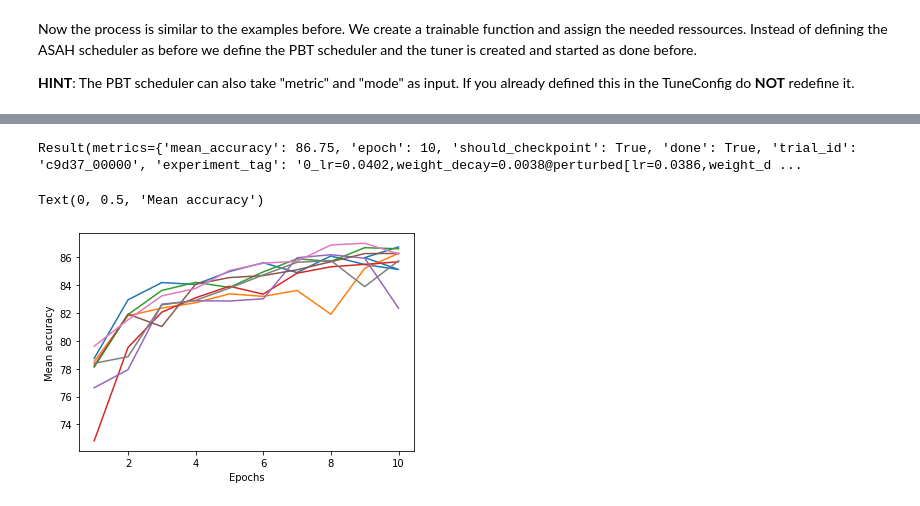
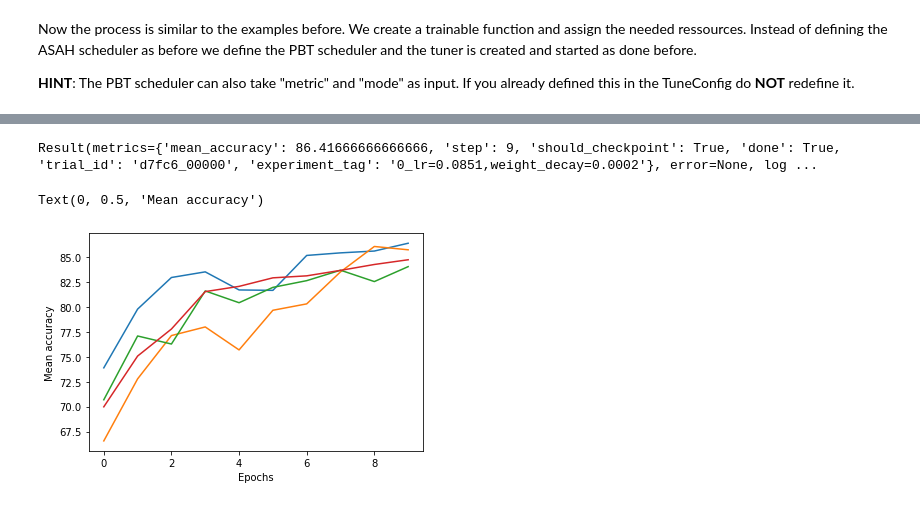
Before and after one commit to RaphaelMaser/Ray_Tune, a Jupyter notebook: Ray_Tune_FashionMNIST.ipynb, the cells around one changed output, grey strips where cells are left out. Saved outputs shown, nothing was run; the diff lists cells and outputs as text; code cells hidden in the pictures.

```diff
--- a/Ray_Tune_FashionMNIST.ipynb
+++ b/Ray_Tune_FashionMNIST.ipynb
@@ -242,7 +217,7 @@ Now that we have defined the resources each trial can use and the search space (
 Now we can start the HPO. Ray will show in real time the state of the trials and usage of resources.
 # %%
 # Define ressources for each trial
-resources = {"cpu":2, "gpu":1} if torch.cuda.is_available() else {"cpu":2}
+resources = {"cpu":4, "gpu":1} if torch.cuda.is_available() else {"cpu":4}
 trainable = tune.with_resources(train_tune, resources=resources)
 
 # Define the properties of the search space
@@ -259,7 +234,7 @@ tuner = tune.Tuner(
     tune_config = tune.TuneConfig(
         metric = "mean_accuracy",
         mode = "max",
-        num_samples = 8,
+        num_samples = 4,
     )
 )
 
@@ -326,7 +290,7 @@ Now we only need to add the scheduler to the TuneConfig and afterwards we can st
 scheduler = ASHAScheduler(
     max_t=config["epochs"], # Max time per trial
     time_attr="training_iteration", # Which metric is used as measurement for "time"
-    grace_period=2
+    grace_period=3
     )
 
 tuner = tune.Tuner(
@@ -335,7 +299,7 @@ tuner = tune.Tuner(
     tune_config = tune.TuneConfig(
         metric = "mean_accuracy",
         mode = "max",
-        num_samples = 16,
+        num_samples = 8,
         scheduler=scheduler,
     )
 )
@@ -443,7 +386,7 @@ def train_tune_pbt(config):
             path = os.path.join(loaded_checkpoint_dir, "checkpoint.pt")
             checkpoint = torch.load(path)
             model.load_state_dict(checkpoint["model_state"])
-            step = checkpoint["epoch"] + 1
+            step = checkpoint["last_step"] + 1
 
     for t in range(step, epochs):
         print(f"Epoch {t+1}\n-------------------------------")
@@ -453,20 +396,20 @@ def train_tune_pbt(config):
         os.makedirs("model", exist_ok=True)
         torch.save(
             {
-                "epoch": t,
+                "last_step": t,
                 "model_state": model.state_dict(),
             },
             "model/checkpoint.pt"
         )
         checkpoint = Checkpoint.from_directory("model")
-        session.report(metrics={"mean_accuracy": accuracy, "epoch": t + 1}, checkpoint=checkpoint)
+        session.report(metrics={"mean_accuracy": accuracy, "step": t}, checkpoint=checkpoint)
 # %% [markdown]
 Now the process is similar to the examples before. We create a trainable function and assign the needed ressources. Instead of defining the ASAH scheduler as before we define the PBT scheduler and the tuner is created and started as done before.
 
 **HINT**: The PBT scheduler can also take "metric" and "mode" as input. If you already defined this in the TuneConfig do **NOT** redefine it.
 # %%
 # Define resources for each trial
-resources = {"cpu":2, "gpu":1} if torch.cuda.is_available() else {"cpu":2}
+resources = {"cpu":4, "gpu":1} if torch.cuda.is_available() else {"cpu":4}
 trainable = tune.with_resources(train_tune_pbt, resources=resources)
 
 # Define the PBT algorithm
@@ -486,7 +429,7 @@ tuner = tune.Tuner(
     tune_config = tune.TuneConfig(
         metric = "mean_accuracy",
         mode = "max",
-        num_samples = 8,
+        num_samples = 4,
         scheduler=scheduler,
     )
 )
@@ -547,16 +479,16 @@ Trial Progress
 # %%
 print(results_pbt.get_best_result())
 
 ax = None
 dfs = {result.log_dir: result.metrics_dataframe for result in results_pbt}
 for d in dfs.values():
-    ax = d.plot(ax=ax, y="mean_accuracy", x="epoch", legend=False)
+    ax = d.plot(ax=ax, y="mean_accuracy", x="step", legend=False)
 ax.set_xlabel("Epochs")
 ax.set_ylabel("Mean accuracy")
 # %% [output]
-Result(metrics={'mean_accuracy': 86.75, 'epoch': 10, 'should_checkpoint': True, 'done': True, 'trial_id': 'c9d37_00000', 'experiment_tag': '0_lr=0.0402,weight_decay=0.0038@perturbed[lr=0.0386,weight_d ...
+Result(metrics={'mean_accuracy': 86.41666666666666, 'step': 9, 'should_checkpoint': True, 'done': True, 'trial_id': 'd7fc6_00000', 'experiment_tag': '0_lr=0.0851,weight_decay=0.0002'}, error=None, log ...
 Text(0, 0.5, 'Mean accuracy')
-[figure, old version]
+[figure, new version]
 # %%
 !jupyter nbconvert --to markdown Ray_Tune_FashionMNIST.ipynb
 # %% [output]
```
Also changed, not shown: parts of 14 cells of this notebook, 5 other files.
